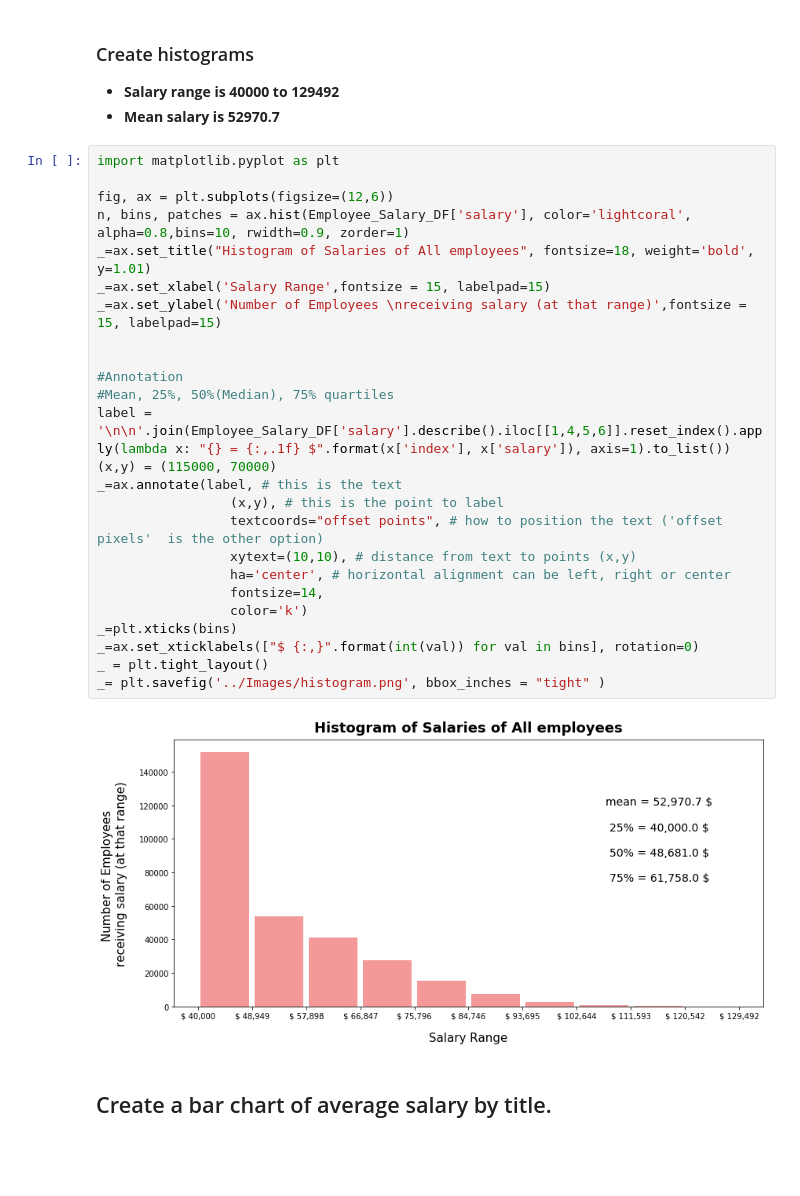
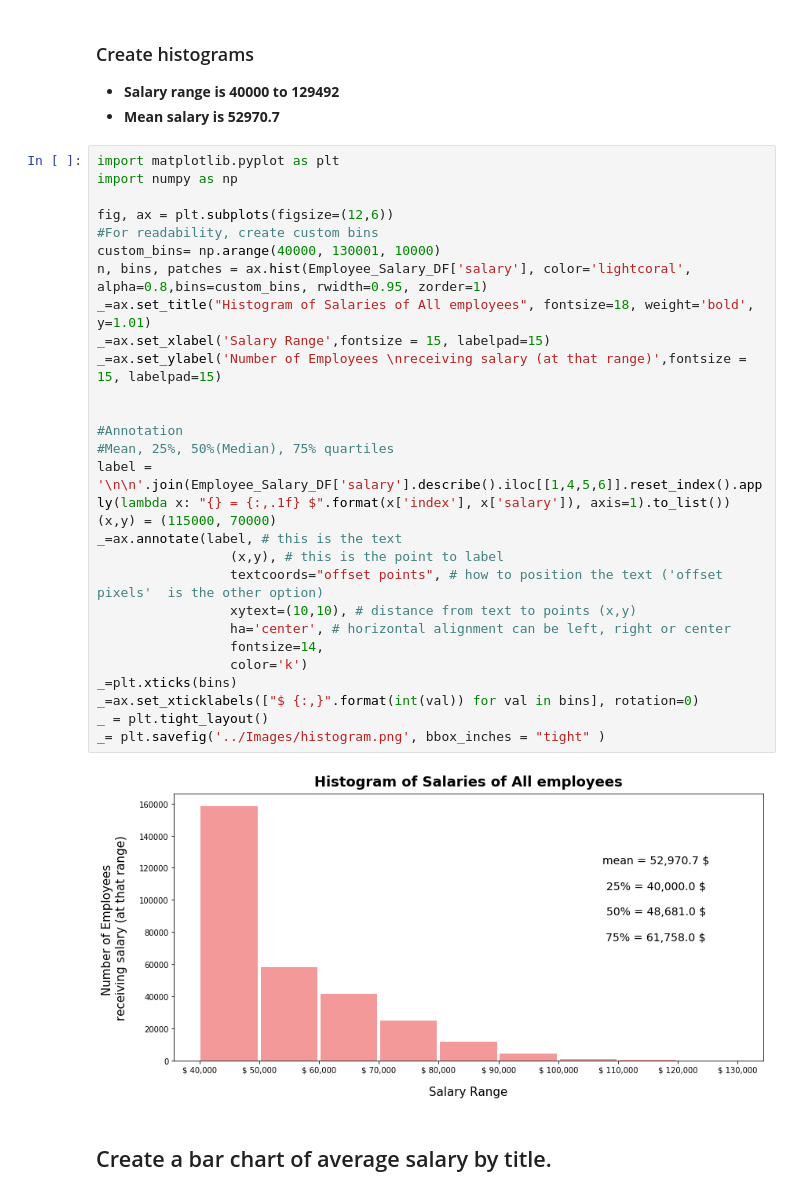
Before and after one commit to bnarath/sql-challenge, a Jupyter notebook: code/Connect_to_PostgresDB_and_Visualization.ipynb, the cells around one changed output. Saved outputs shown, nothing was run; the diff lists cells and outputs as text; blank space fills up the shorter version.

```diff
--- a/code/Connect_to_PostgresDB_and_Visualization.ipynb
+++ b/code/Connect_to_PostgresDB_and_Visualization.ipynb
@@ -64,31 +64,34 @@ Employee_Salary_DF = pd.read_sql(
 - **Mean salary is 52970.7**
 # %%
 import matplotlib.pyplot as plt
+import numpy as np
 
 fig, ax = plt.subplots(figsize=(12,6))
-n, bins, patches = ax.hist(Employee_Salary_DF['salary'], color='lightcoral', alpha=0.8,bins=10, rwidth=0.9, zorder=1)
+#For readability, create custom bins
+custom_bins= np.arange(40000, 130001, 10000)
+n, bins, patches = ax.hist(Employee_Salary_DF['salary'], color='lightcoral', alpha=0.8,bins=custom_bins, rwidth=0.95, zorder=1)
 _=ax.set_title("Histogram of Salaries of All employees", fontsize=18, weight='bold', y=1.01)
 _=ax.set_xlabel('Salary Range',fontsize = 15, labelpad=15)
 _=ax.set_ylabel('Number of Employees \nreceiving salary (at that range)',fontsize = 15, labelpad=15)
 
 
 #Annotation
 #Mean, 25%, 50%(Median), 75% quartiles
 label = '\n\n'.join(Employee_Salary_DF['salary'].describe().iloc[[1,4,5,6]].reset_index().apply(lambda x: "{} = {:,.1f} $".format(x['index'], x['salary']), axis=1).to_list())
 (x,y) = (115000, 70000)
 _=ax.annotate(label, # this is the text
                  (x,y), # this is the point to label
                  textcoords="offset points", # how to position the text ('offset pixels'  is the other option)
                  xytext=(10,10), # distance from text to points (x,y)
                  ha='center', # horizontal alignment can be left, right or center
                  fontsize=14,
                  color='k')
 _=plt.xticks(bins)
 _=ax.set_xticklabels(["$ {:,}".format(int(val)) for val in bins], rotation=0)
 _ = plt.tight_layout()
 _= plt.savefig('../Images/histogram.png', bbox_inches = "tight" )
 # %% [output]
-[figure, old version]
+[figure, new version]
 # %% [markdown]
 ## Create a bar chart of average salary by title.
 # %% [markdown]
```
Also changed, not shown: parts of 5 cells of this notebook, 1 other file.
